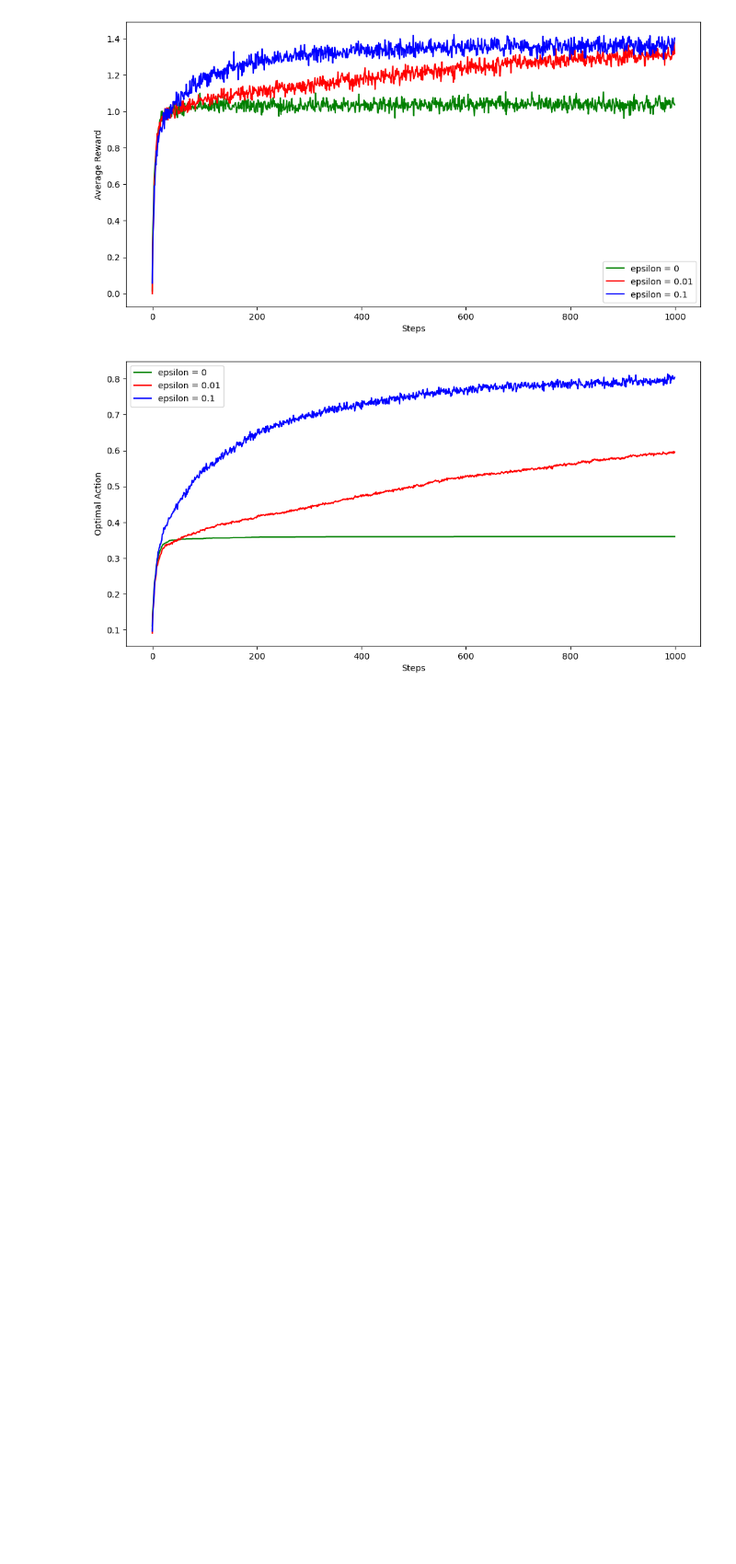
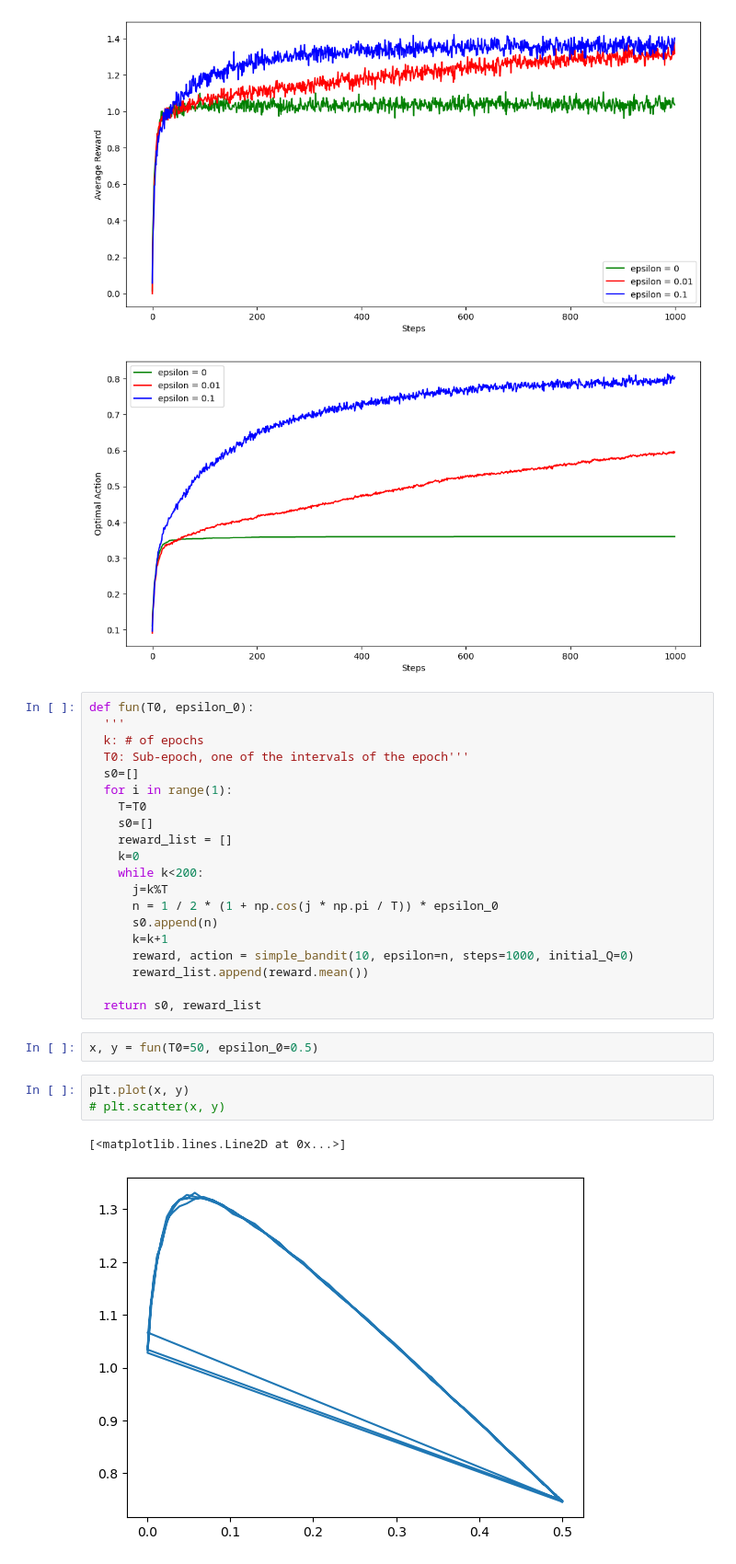
Before and after one commit to devkhullar/rltoolbox, a Jupyter notebook: simple_bandit_problem.ipynb, the cells around one changed output. Shown at 92% size. Drawn from its saved outputs; the diff is of its cells as text; blank space fills up the shorter version.

```diff
--- a/simple_bandit_problem.ipynb
+++ b/simple_bandit_problem.ipynb
@@ -463,3 +467,31 @@ plt.show()
 # %% [output]
 [figure]
 [figure]
+# %%
+def fun(T0, epsilon_0):
+  '''
+  k: # of epochs
+  T0: Sub-epoch, one of the intervals of the epoch'''
+  s0=[]
+  for i in range(1):
+    T=T0
+    s0=[]
+    reward_list = []
+    k=0
+    while k<200:
+      j=k%T
+      n = 1 / 2 * (1 + np.cos(j * np.pi / T)) * epsilon_0
+      s0.append(n)
+      k=k+1
+      reward, action = simple_bandit(10, epsilon=n, steps=1000, initial_Q=0)
+      reward_list.append(reward.mean())
+
+  return s0, reward_list
+# %%
+x, y = fun(T0=50, epsilon_0=0.5)
+# %%
+plt.plot(x, y)
+# plt.scatter(x, y)
+# %% [output]
+[<matplotlib.lines.Line2D at 0x...>]
+[figure, added]
```
Also changed, not shown: parts of 12 cells of this notebook, 2 other files.
